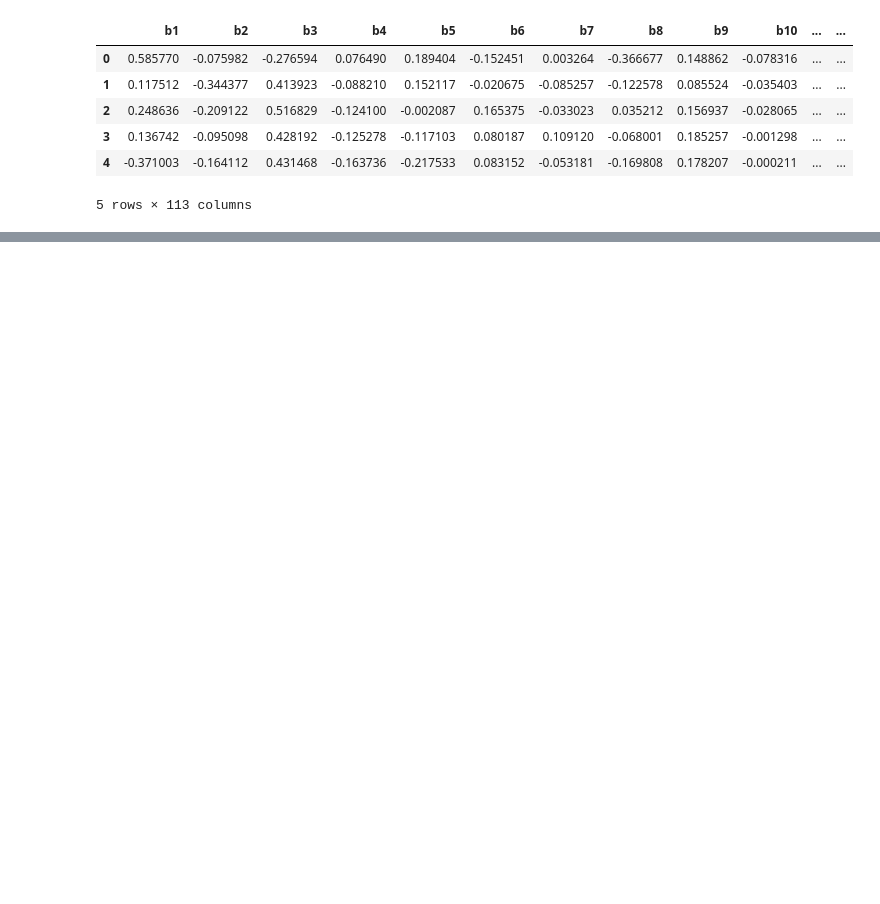
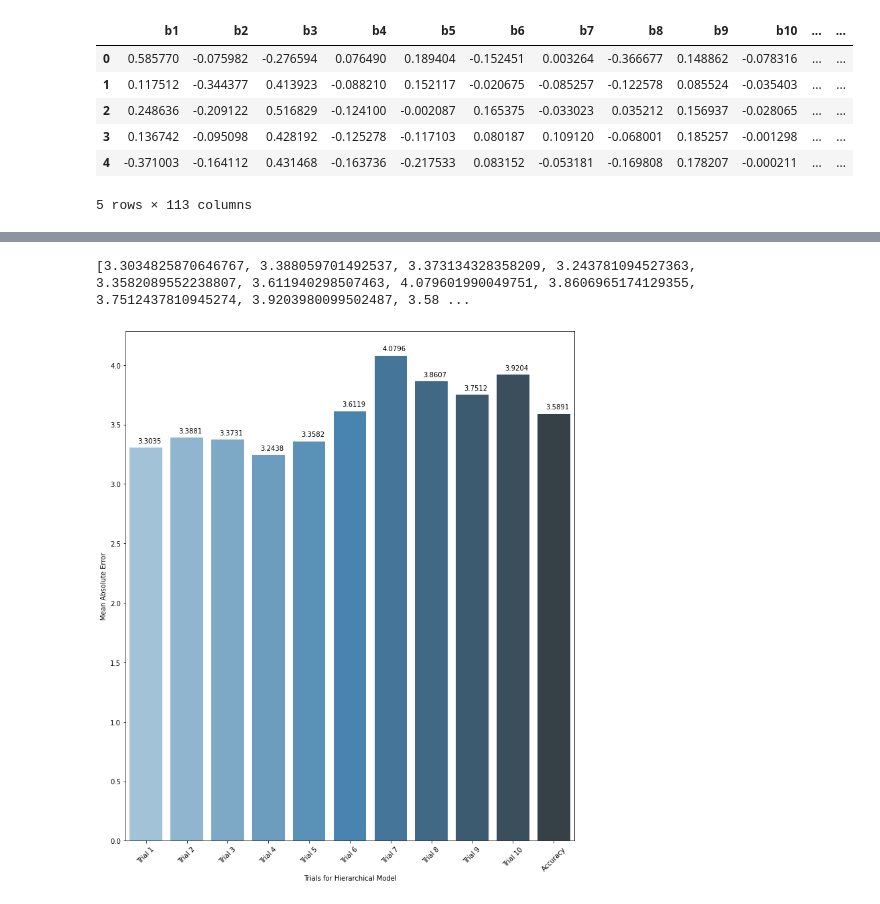
Before and after one commit to arshm06/Facial-Recognition, a Jupyter notebook: Hierarchical Model.ipynb, the cells around one changed output, grey strips where cells are left out. Saved outputs shown, nothing was run; the diff lists cells and outputs as text; code cells hidden in the pictures; blank space fills up the shorter version.

```diff
--- a/Hierarchical Model.ipynb
+++ b/Hierarchical Model.ipynb
@@ -83,0 +238,15 @@ print(error/total)
+# %%
+import seaborn as sns
+print(lis)
+plt.subplots(figsize = (12,14))
+ax = sns.barplot(x = ["Trial 1", "Trial 2", "Trial 3", "Trial 4", "Trial 5","Trial 6", "Trial 7", "Trial 8", "Trial 9", "Trial 10", "Accuracy"], y = list(lis), palette="Blues_d")
+plt.xlabel('Trials for Hierarchical Model')
+plt.ylabel('Mean Absolute Error')
+plt.xticks(rotation=45)
+
+for index, value in enumerate(list(lis)):
+    plt.text(index-.2, value+.04,
+             str(round(value, ndigits = 4)))
+# %% [output]
+[3.3034825870646767, 3.388059701492537, 3.373134328358209, 3.243781094527363, 3.3582089552238807, 3.611940298507463, 4.079601990049751, 3.8606965174129355, 3.7512437810945274, 3.9203980099502487, 3.58 ...
+[figure, added]
```
Also changed, not shown: parts of 9 cells of this notebook.
